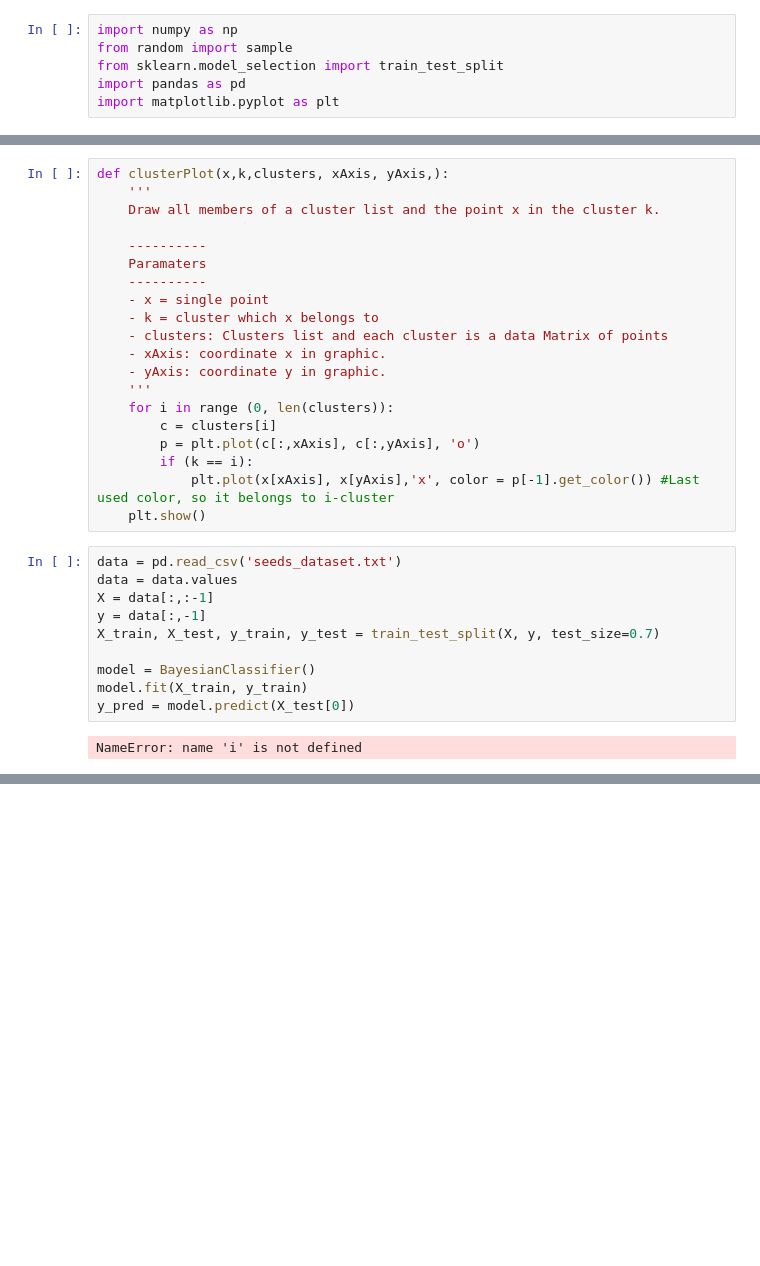
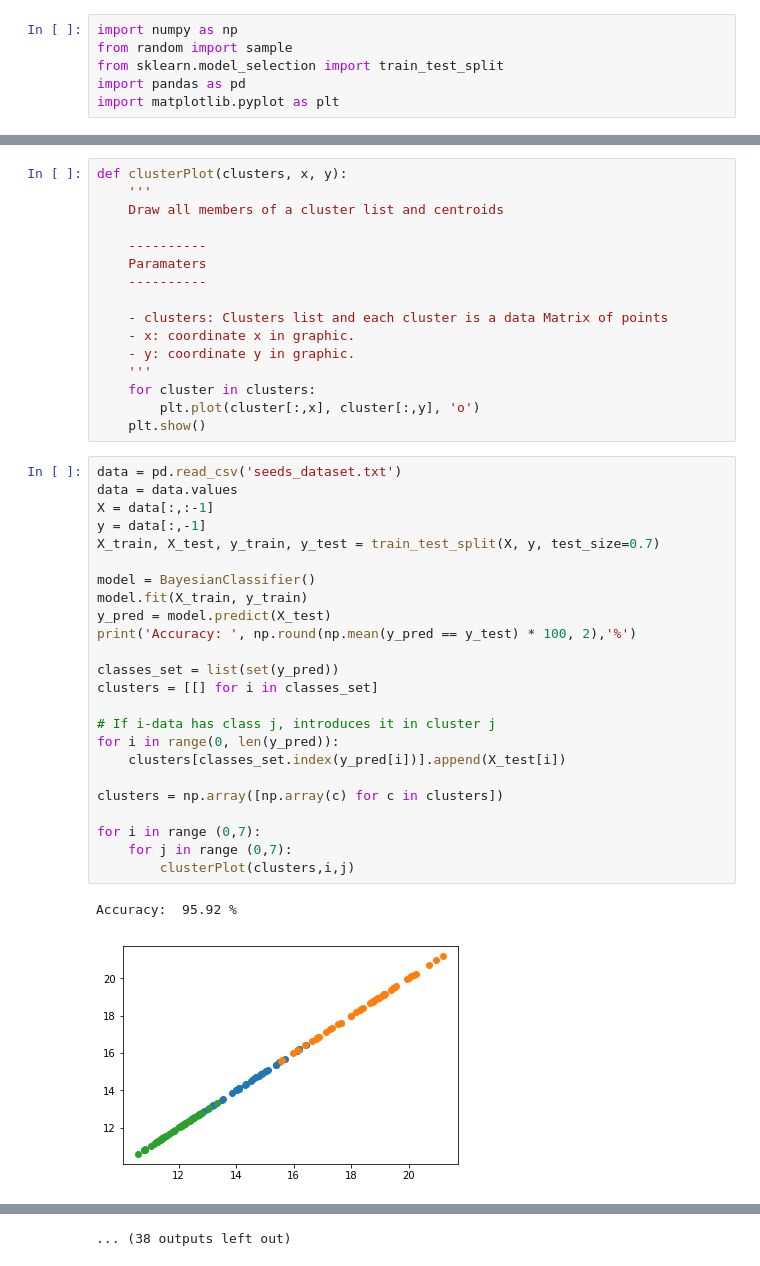
Before and after one commit to javpelle/ComputerGeometry, a Jupyter notebook: Notebook/BayesianClasifier.ipynb, the cells around one changed output, grey strips where cells are left out. Cells and saved outputs as stored; diff of their text form; blank space fills up the shorter version.

Commit message:
My mama named last commit.

```diff
--- a/Notebook/BayesianClasifier.ipynb
+++ b/Notebook/BayesianClasifier.ipynb
@@ -112,32 +103,43 @@ class BayesianClassifier:
 # %%
-def clusterPlot(x,k,clusters, xAxis, yAxis,):
+def clusterPlot(clusters, x, y):
     '''
-    Draw all members of a cluster list and the point x in the cluster k.
+    Draw all members of a cluster list and centroids
 
     ----------
     Paramaters
     ----------
-    - x = single point
-    - k = cluster which x belongs to
+
     - clusters: Clusters list and each cluster is a data Matrix of points
-    - xAxis: coordinate x in graphic.
-    - yAxis: coordinate y in graphic.
+    - x: coordinate x in graphic.
+    - y: coordinate y in graphic.
     '''
-    for i in range (0, len(clusters)):
-        c = clusters[i]
-        p = plt.plot(c[:,xAxis], c[:,yAxis], 'o')
-        if (k == i):
-            plt.plot(x[xAxis], x[yAxis],'x', color = p[-1].get_color()) #Last used color, so it belongs to i-cluster
+    for cluster in clusters:
+        plt.plot(cluster[:,x], cluster[:,y], 'o')
     plt.show()
 # %%
 data = pd.read_csv('seeds_dataset.txt')
 data = data.values
 X = data[:,:-1]
 y = data[:,-1]
 X_train, X_test, y_train, y_test = train_test_split(X, y, test_size=0.7)
 
 model = BayesianClassifier()
 model.fit(X_train, y_train)
-y_pred = model.predict(X_test[0])
+y_pred = model.predict(X_test)
+print('Accuracy: ', np.round(np.mean(y_pred == y_test) * 100, 2),'%')
+
+classes_set = list(set(y_pred))
+clusters = [[] for i in classes_set]
+
+# If i-data has class j, introduces it in cluster j
+for i in range(0, len(y_pred)):
+    clusters[classes_set.index(y_pred[i])].append(X_test[i])
+
+clusters = np.array([np.array(c) for c in clusters])
+
+for i in range (0,7):
+    for j in range (0,7):
+        clusterPlot(clusters,i,j)
 # %% [output]
-NameError: name 'i' is not defined
+Accuracy:  95.92 %
+[figure, added]
@@ -143,0 +156 @@ NameError: name 'i' is not defined
+... (38 outputs left out)
```
Also changed, not shown: parts of 3 cells of this notebook, 3 other files.
